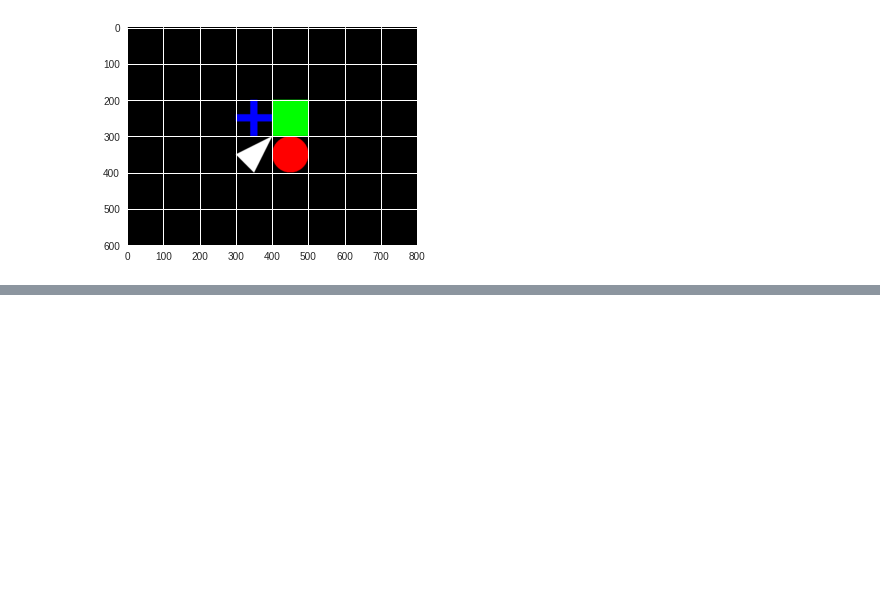
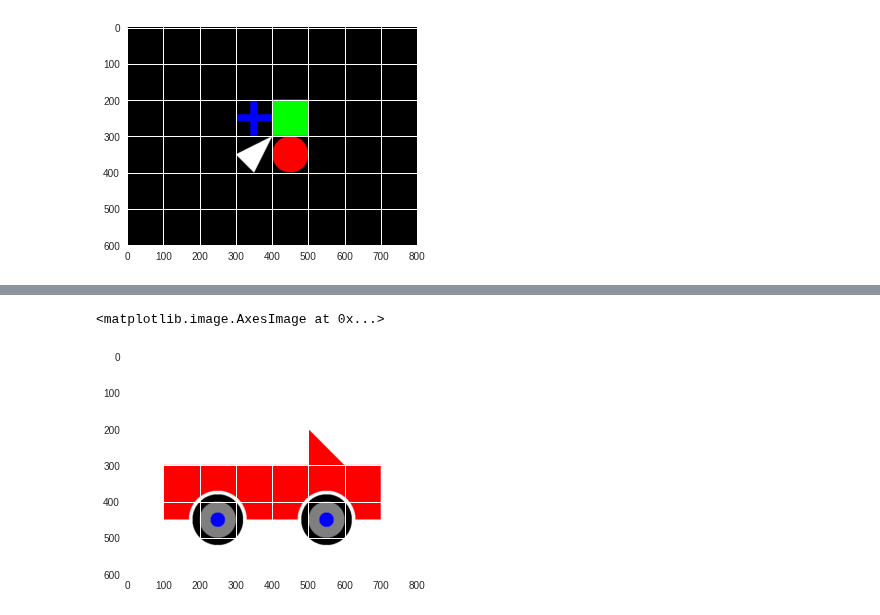
Before and after one commit to tjwei/NDHU_AM1130, a Jupyter notebook: 2018_Week07_Paint.ipynb, the cells around one changed output, grey strips where cells are left out. Drawn from its saved outputs; the diff is of its cells as text; code cells hidden in the pictures; blank space fills up the shorter version.

```diff
--- a/2018_Week07_Paint.ipynb
+++ b/2018_Week07_Paint.ipynb
@@ -82,0 +79,22 @@ np.transpose(img[200:400, 200:500], axes=[1,0,2]).shape
+# %%
+img[...]  = 1
+img[300:450, 100:700] = (1,0,0)
+cx,cy = 250, 450
+img[(x-cx)**2+(y-cy)**2<80**2]=1
+img[(x-cx)**2+(y-cy)**2<70**2]=0
+img[(x-cx)**2+(y-cy)**2<50**2]=0.5
+img[(x-cx)**2+(y-cy)**2<20**2]=(0,0,1)
+
+cx,cy = 550, 450
+img[(x-cx)**2+(y-cy)**2<80**2]=1
+img[(x-cx)**2+(y-cy)**2<70**2]=0
+img[(x-cx)**2+(y-cy)**2<50**2]=0.5
+img[(x-cx)**2+(y-cy)**2<20**2]=(0,0,1)
+img[200:300, 500:600] = 1
+yy,xx = np.indices((100,100))
+img[200:300, 500:600][yy>xx] = (1,0,0)
+
+plt.imshow(img, interpolation='bilinear')
+# %% [output]
+<matplotlib.image.AxesImage at 0x...>
+[figure, added]
```
Also changed, not shown: parts of 5 cells of this notebook.
